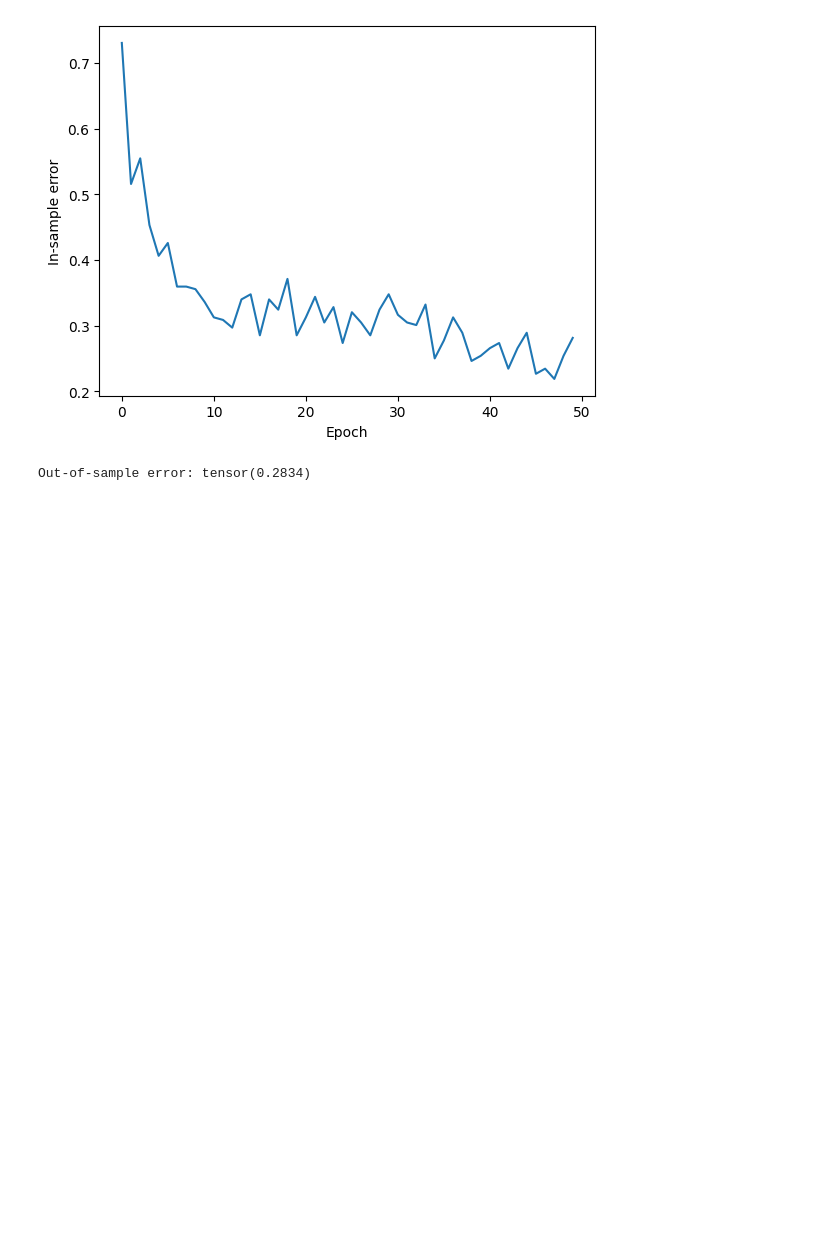
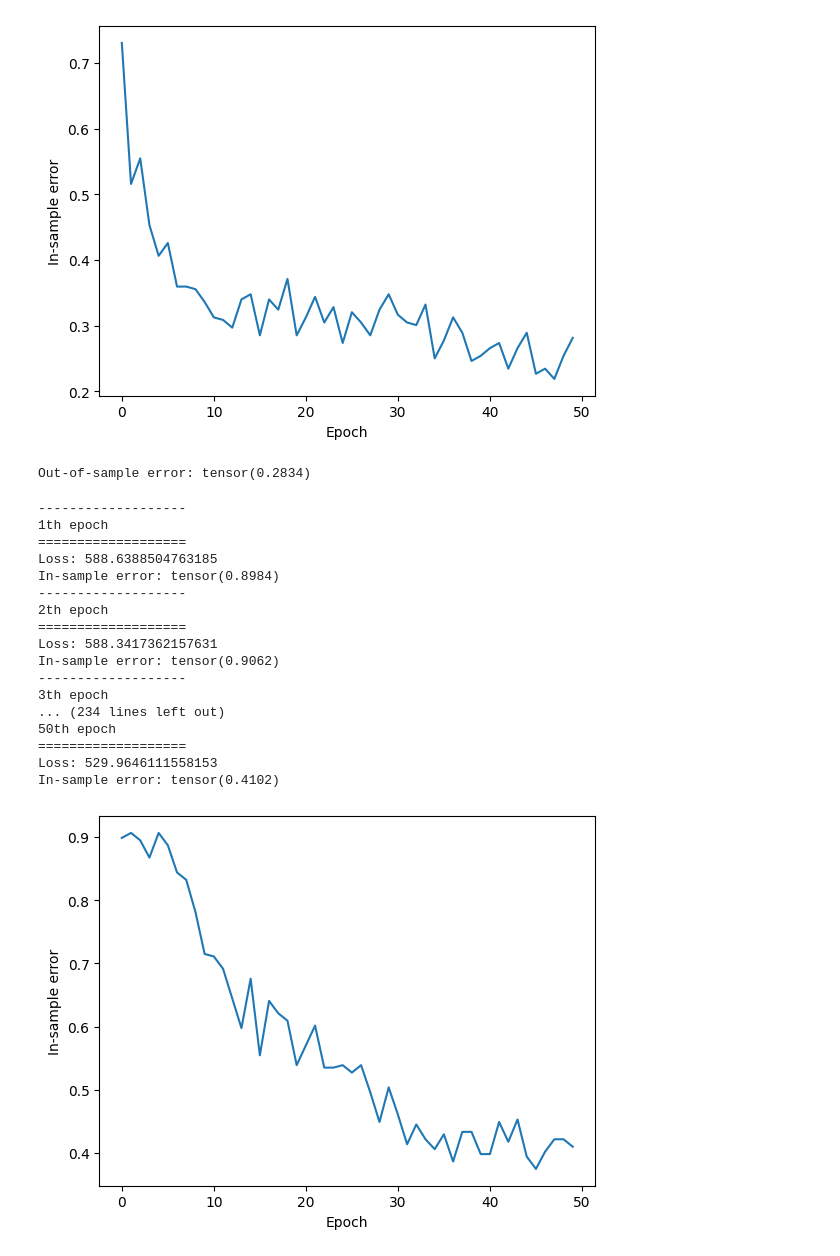
Before and after one commit to Bartosz-G/PyTorch-d2l-Practise, a Jupyter notebook: main.ipynb, the cells around one changed output. Cells and saved outputs as stored; diff of their text form; code cells hidden in the pictures; blank space fills up the shorter version.

```diff
--- a/main.ipynb
+++ b/main.ipynb
@@ -359,0 +362,42 @@ Out-of-sample error: tensor(0.2834)
+# %%
+#Multilayer Perceptron with Weight Decay and different parameters
+WM_net = nn.Sequential(nn.Flatten(),
+                        nn.Linear(784,256),
+                        nn.Tanh(),
+                        nn.Linear(256,10))
+
+def init_weights(m):
+    if type(m) == nn.Linear:
+        nn.init.normal_(m.weight, std=0.01)
+
+WM_net.apply(init_weights)
+
+WM_loss = nn.CrossEntropyLoss(reduction='none')
+
+Weight_decay = 3
+
+WM_trainer = torch.optim.SGD([
+    {"params":WM_net[1].weight,'weight decay':Weight_decay},
+    {"params":WM_net[1].bias}],lr = 0.1)
+# %%
+WM_Training = Gradient_Img_Trainer(WM_net,mnist_train_iter,WM_loss,WM_trainer,mnist_test_iter)
+WM_Training.Train(50,True,True,True)
+# %% [output]
+-------------------
+1th epoch
+===================
+Loss: 588.6388504763185
+In-sample error: tensor(0.8984)
+-------------------
+2th epoch
+===================
+Loss: 588.3417362157631
+In-sample error: tensor(0.9062)
+-------------------
+3th epoch
+... (234 lines left out)
+50th epoch
+===================
+Loss: 529.9646111558153
+In-sample error: tensor(0.4102)
+[figure, added]
```
Also changed, not shown: parts of 3 cells of this notebook.
